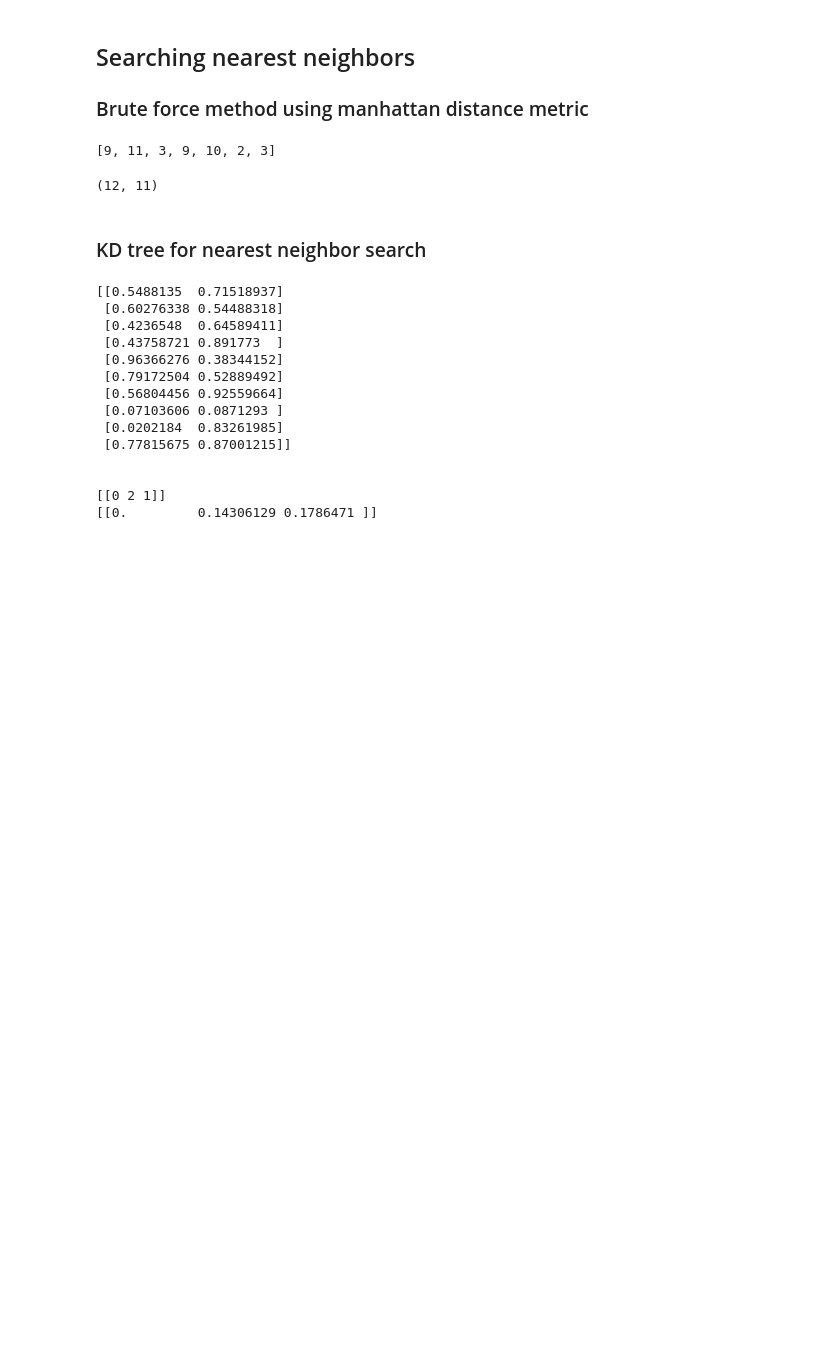
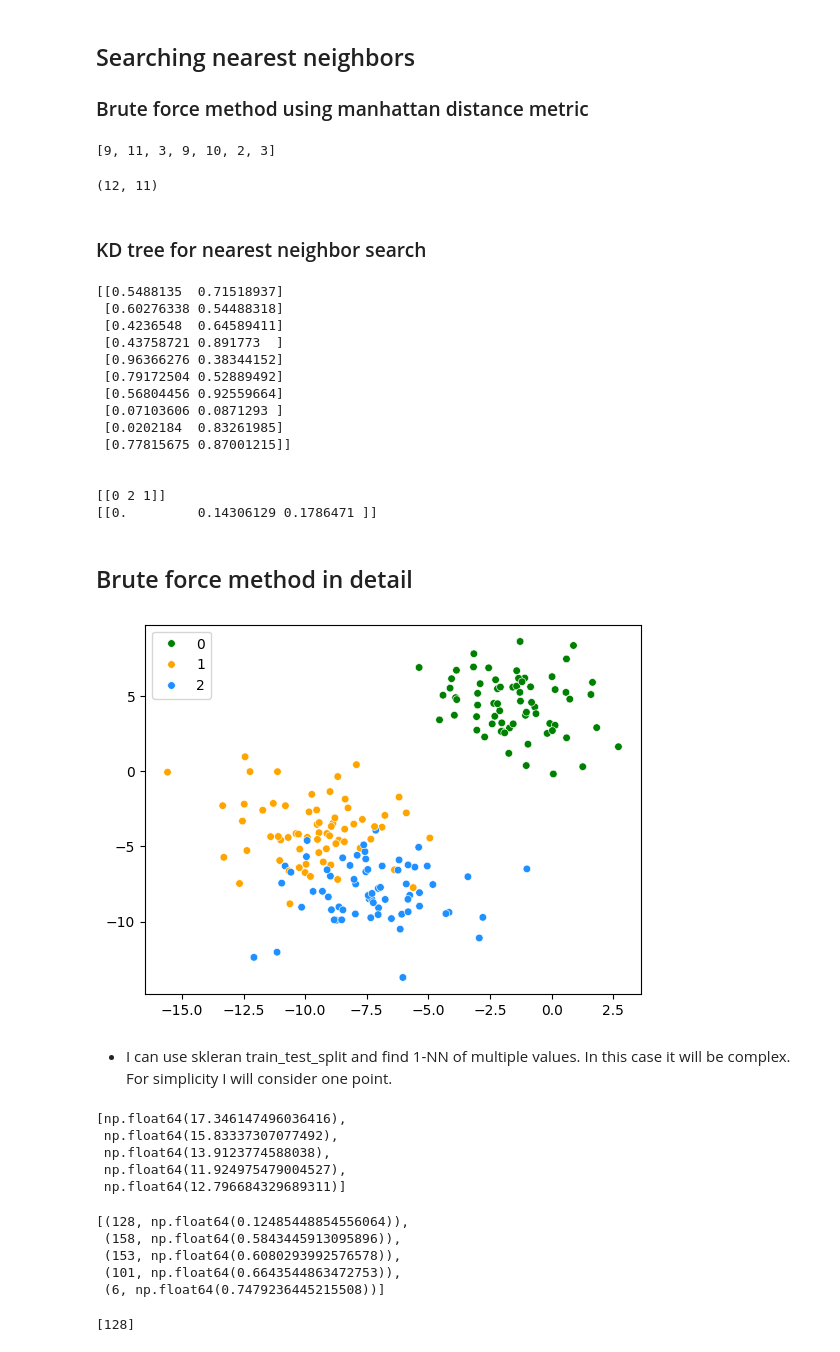
Before and after one commit to kar137/Machine-Learning-Portfolio, a Jupyter notebook: notebooks/Beyond-Linear-Models/Decision-trees-&-KNN/knn.ipynb, the cells around one changed output. Saved outputs shown, nothing was run; the diff lists cells and outputs as text; code cells hidden in the pictures; blank space fills up the shorter version.

Commit message:
Implement: 1NN using brute force method from scratch

```diff
--- a/notebooks/Beyond-Linear-Models/Decision-trees-&-KNN/knn.ipynb
+++ b/notebooks/Beyond-Linear-Models/Decision-trees-&-KNN/knn.ipynb
@@ -255,3 +255,5 @@ print(dist)  # distances to 3 closest neighbors
 
 [[0 2 1]]
 [[0.         0.14306129 0.1786471 ]]
+# %% [markdown]
+## Brute force method in detail
@@ -257,0 +264,15 @@ print(dist)  # distances to 3 closest neighbors
+# %%
+from sklearn.datasets import make_blobs
+import numpy as np
+
+#set seed for reproducibility
+np.random.seed(1)
+
+X1, Y1 = make_blobs(n_features=2, centers=3, random_state=1, n_samples=200, cluster_std=2)
+# %%
+import seaborn as sns
+ax = sns.scatterplot(x=X1[:,0], y= X1[:,1], hue=Y1 , s=30, palette=['green','orange','dodgerblue'], legend='full')
+# %% [output]
+[figure, added]
+# %% [markdown]
+- I can use skleran train_test_split and find 1-NN of multiple values. In this case it will be complex. For simplicity I will consider one point.
@@ -257,0 +288,9 @@ print(dist)  # distances to 3 closest neighbors
+# %%
+dist = find_distance(q,X1)
+dist[:5]
+# %% [output]
+[np.float64(17.346147496036416),
+ np.float64(15.83337307077492),
+ np.float64(13.9123774588038),
+ np.float64(11.924975479004527),
+ np.float64(12.796684329689311)]
@@ -257,0 +299,9 @@ print(dist)  # distances to 3 closest neighbors
+# %%
+sorted_data = sorted(dist, key=lambda x:x[1])
+sorted_data[:5]
+# %% [output]
+[(128, np.float64(0.12485448854556064)),
+ (158, np.float64(0.5843445913095896)),
+ (153, np.float64(0.6080293992576578)),
+ (101, np.float64(0.6643544863472753)),
+ (6, np.float64(0.7479236445215508))]
@@ -257,0 +310,6 @@ print(dist)  # distances to 3 closest neighbors
+# %%
+data_index = list(next(zip(*sorted_data)))[:k]   #zip creates tuple of indices and values,
+                                                 #next takes the first tuple, list converts tuple to list
+data_index
+# %% [output]
+[128]
```
Also changed, not shown: parts of 14 cells of this notebook.
